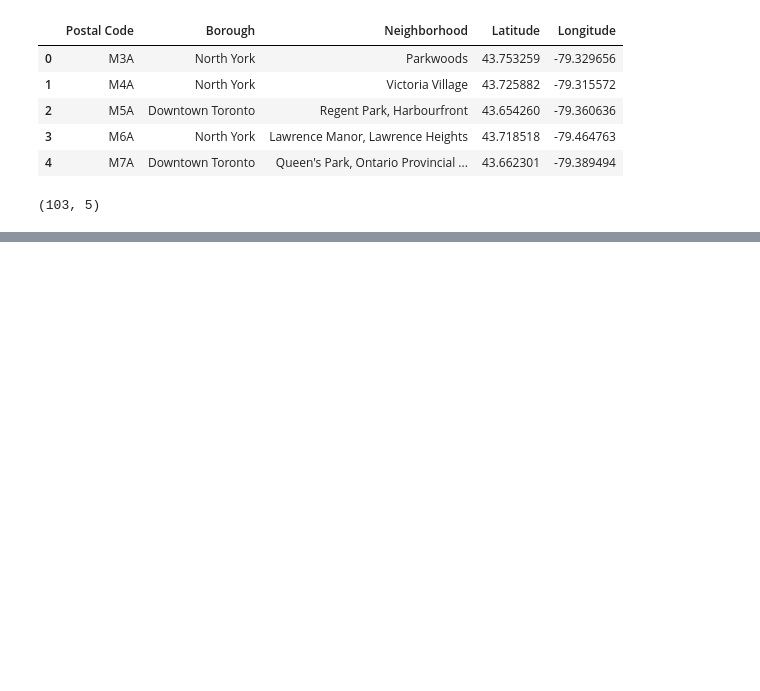
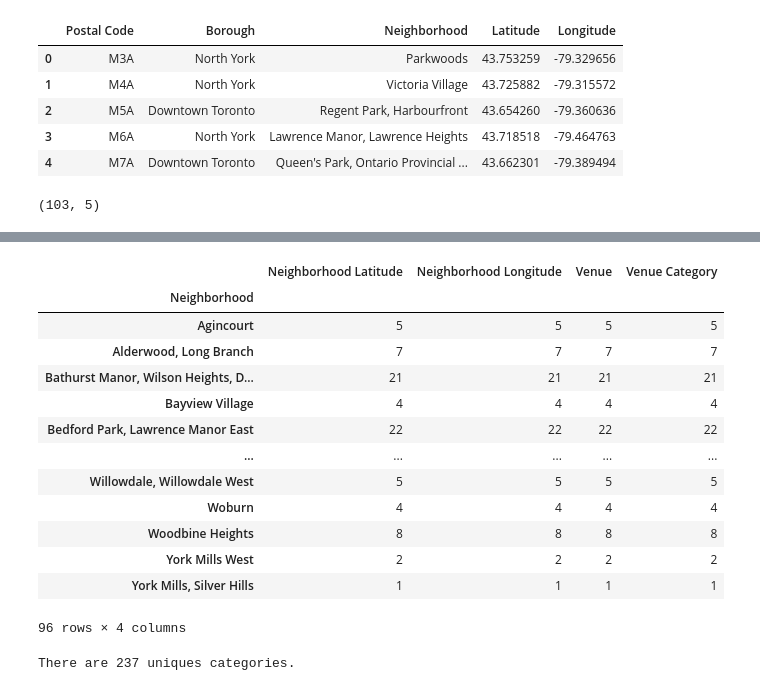
Before and after one commit to vyasrc/IBM_Capstone_Project, a Jupyter notebook: Segmentation & Clustering Neighborhoods in Toronto.ipynb, the cells around one changed output, grey strips where cells are left out. Saved outputs shown, nothing was run; the diff lists cells and outputs as text; code cells hidden in the pictures; blank space fills up the shorter version.

```diff
--- a/Segmentation & Clustering Neighborhoods in Toronto.ipynb
+++ b/Segmentation & Clustering Neighborhoods in Toronto.ipynb
@@ -64,0 +112,38 @@ inner_merged.shape
+# %%
+import requests
+
+def getNearbyVenues(names, latitudes, longitudes, radius=500):
+
+    venues_list=[]
+    for name, lat, lng in zip(names, latitudes, longitudes):
+        print(name)
+
+        # create the API request URL
+        url = 'https://api.foursquare.com/v2/venues/explore?&client_id={}&client_secret={}&v={}&ll={},{}&radius={}'.format(
+            CLIENT_ID,
+            CLIENT_SECRET,
+            VERSION,
+            lat,
+            lng,
+            radius
+            )
+
+        # make the GET request
+        results = requests.get(url).json()["response"]['groups'][0]['items']
+
+        # return only relevant information for each nearby venue
+        venues_list.append([(
+            name,
+            lat,
+            lng,
+            v['venue']['name'],
+            v['venue']['categories'][0]['name']) for v in results])
+
+    nearby_venues = pd.DataFrame([item for venue_list in venues_list for item in venue_list])
+    nearby_venues.columns = ['Neighborhood',
+                  'Neighborhood Latitude',
+                  'Neighborhood Longitude',
+                  'Venue',
+                  'Venue Category']
+
+    return(nearby_venues)
@@ -64,0 +182,21 @@ inner_merged.shape
+# %%
+venues_in_toronto.groupby('Neighborhood').count()
+# %% [output]
+|  | Neighborhood Latitude | Neighborhood Longitude | Venue | Venue Category |
+| Neighborhood |  |  |  |  |
+| Agincourt | 5 | 5 | 5 | 5 |
+| Alderwood, Long Branch | 7 | 7 | 7 | 7 |
+| Bathurst Manor, Wilson Heights, D... | 21 | 21 | 21 | 21 |
+| Bayview Village | 4 | 4 | 4 | 4 |
+| Bedford Park, Lawrence Manor East | 22 | 22 | 22 | 22 |
+| ... | ... | ... | ... | ... |
+| Willowdale, Willowdale West | 5 | 5 | 5 | 5 |
+| Woburn | 4 | 4 | 4 | 4 |
+| Woodbine Heights | 8 | 8 | 8 | 8 |
+| York Mills West | 2 | 2 | 2 | 2 |
+| York Mills, Silver Hills | 1 | 1 | 1 | 1 |
+96 rows × 4 columns
+# %%
+print('There are {} uniques categories.'.format(len(venues_in_toronto['Venue Category'].unique())))
+# %% [output]
+There are 237 uniques categories.
```
Also changed, not shown: parts of 16 cells of this notebook.
